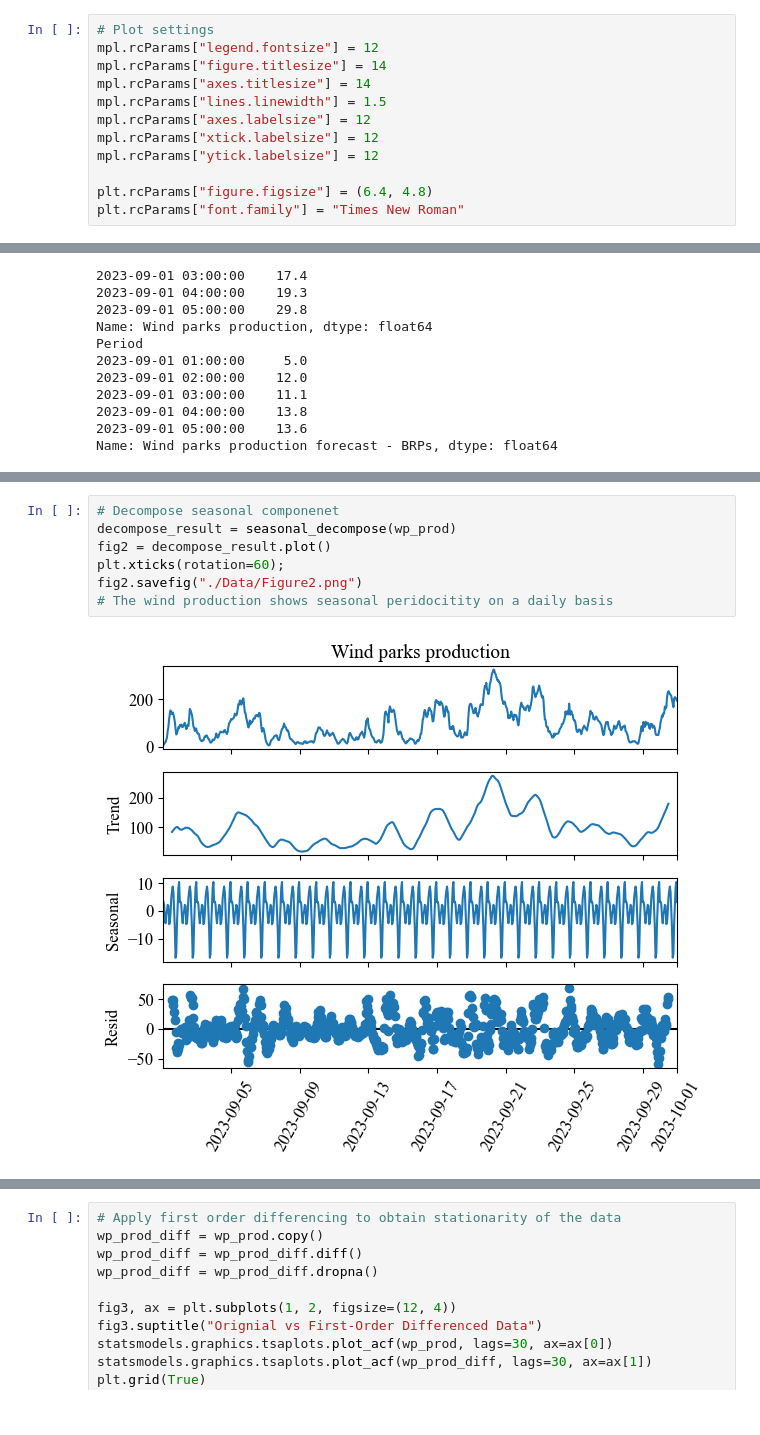
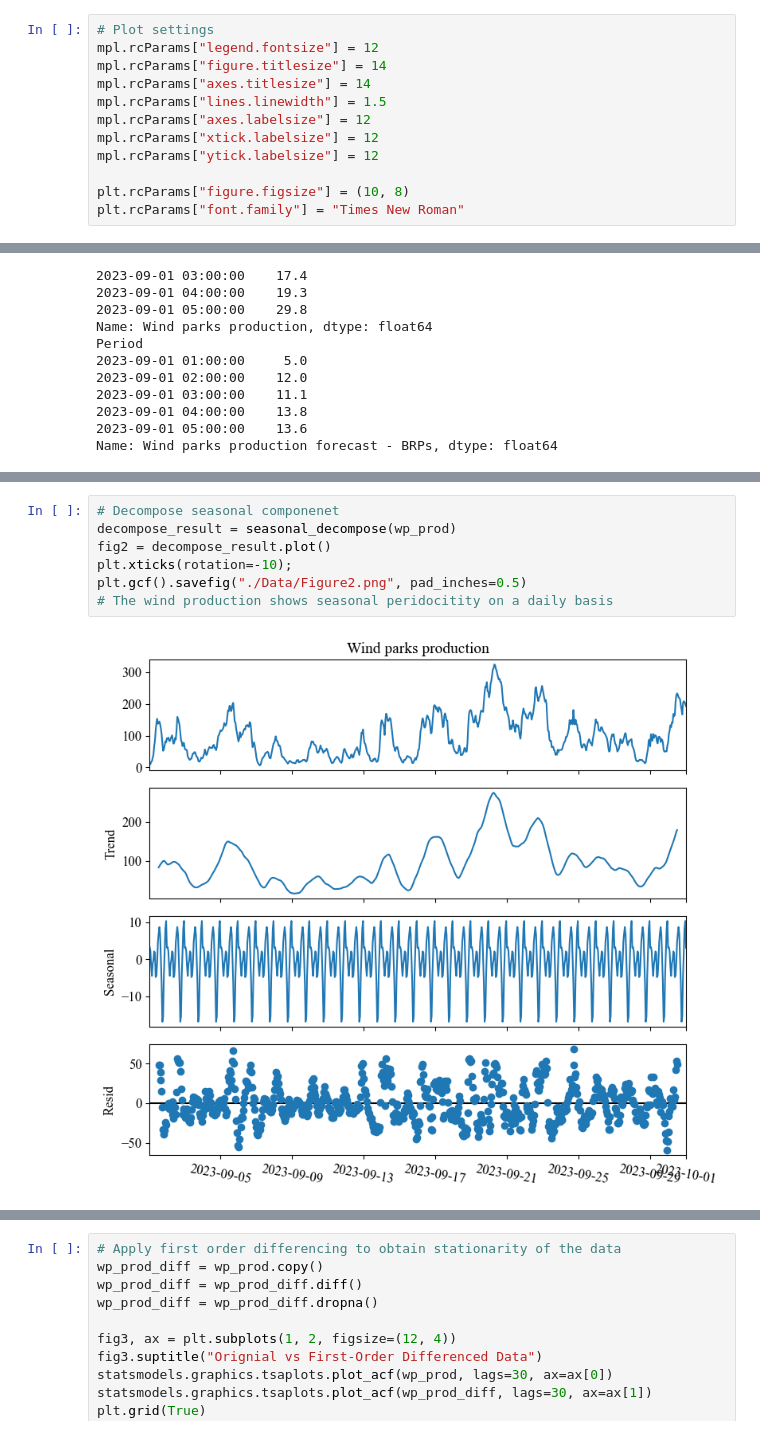
Before and after one commit to HyuntaeKR/enereng2023, a Jupyter notebook: ARIMA.ipynb, the cells around one changed output, grey strips where cells are left out. Drawn from its saved outputs; the diff is of its cells as text.

```diff
--- a/ARIMA.ipynb
+++ b/ARIMA.ipynb
@@ -25,7 +25,7 @@ mpl.rcParams["axes.labelsize"] = 12
 mpl.rcParams["xtick.labelsize"] = 12
 mpl.rcParams["ytick.labelsize"] = 12
 
-plt.rcParams["figure.figsize"] = (6.4, 4.8)
+plt.rcParams["figure.figsize"] = (10, 8)
 plt.rcParams["font.family"] = "Times New Roman"
 # %%
 # Import wind production data for September 2023
@@ -82,12 +82,12 @@ plt.show()
 # %%
 # Decompose seasonal componenet
 decompose_result = seasonal_decompose(wp_prod)
 fig2 = decompose_result.plot()
-plt.xticks(rotation=60);
-fig2.savefig("./Data/Figure2.png")
+plt.xticks(rotation=-10);
+plt.gcf().savefig("./Data/Figure2.png", pad_inches=0.5)
 # The wind production shows seasonal peridocitity on a daily basis
 # %% [output]
-[figure, old version]
+[figure, new version]
 # %%
 # Plot the autocorrelation plot to check stationarity
 _fig = plt.figure()
```
Also changed, not shown: parts of 5 cells of this notebook, 4 other files.
